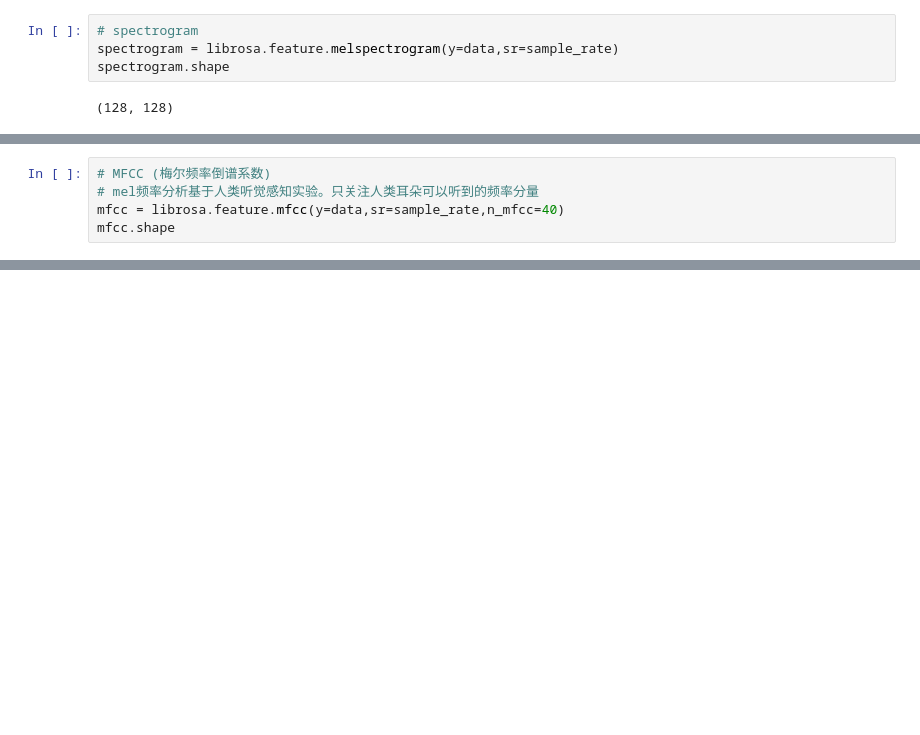
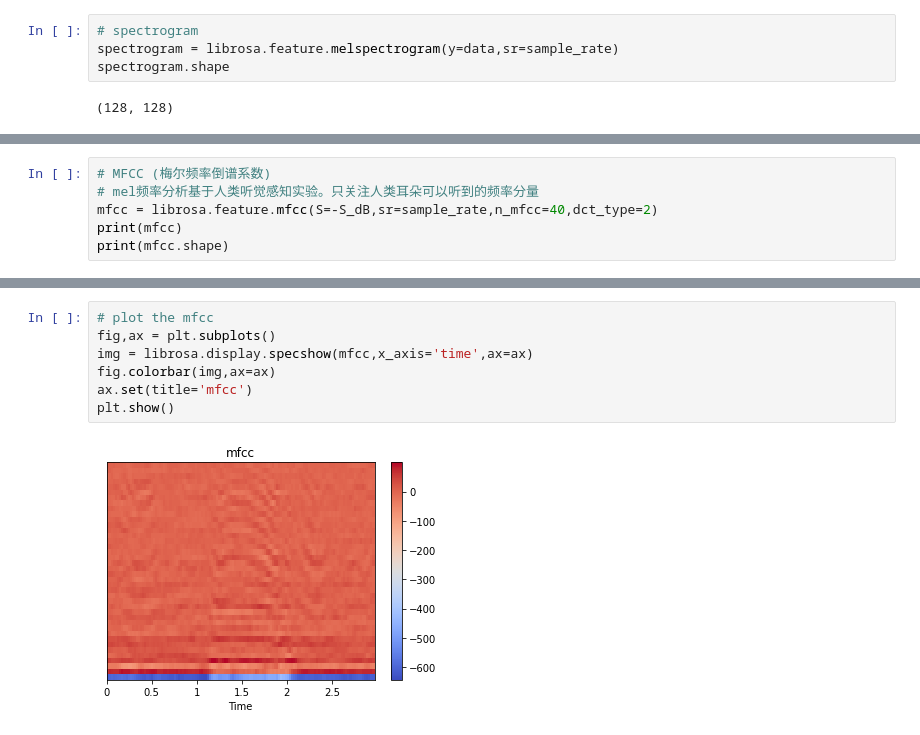
Before and after one commit to Ther-nullptr/Bird_Recognition, a Jupyter notebook: libsora_test.ipynb, the cells around one changed output, grey strips where cells are left out. Saved outputs shown, nothing was run; the diff lists cells and outputs as text; blank space fills up the shorter version.

```diff
--- a/libsora_test.ipynb
+++ b/libsora_test.ipynb
@@ -51,6 +49,7 @@ plt.show()
 # %%
 # MFCC (梅尔频率倒谱系数)
 # mel频率分析基于人类听觉感知实验。只关注人类耳朵可以听到的频率分量
-mfcc = librosa.feature.mfcc(y=data,sr=sample_rate,n_mfcc=40)
-mfcc.shape
+mfcc = librosa.feature.mfcc(S=-S_dB,sr=sample_rate,n_mfcc=40,dct_type=2)
+print(mfcc)
+print(mfcc.shape)
 # %% [output]
@@ -57 +69,10 @@ mfcc.shape
 (40, 128)
+# %%
+# plot the mfcc
+fig,ax = plt.subplots()
+img = librosa.display.specshow(mfcc,x_axis='time',ax=ax)
+fig.colorbar(img,ax=ax)
+ax.set(title='mfcc')
+plt.show()
+# %% [output]
+[figure, added]
```
Also changed, not shown: parts of 4 cells of this notebook, 2 other files.
